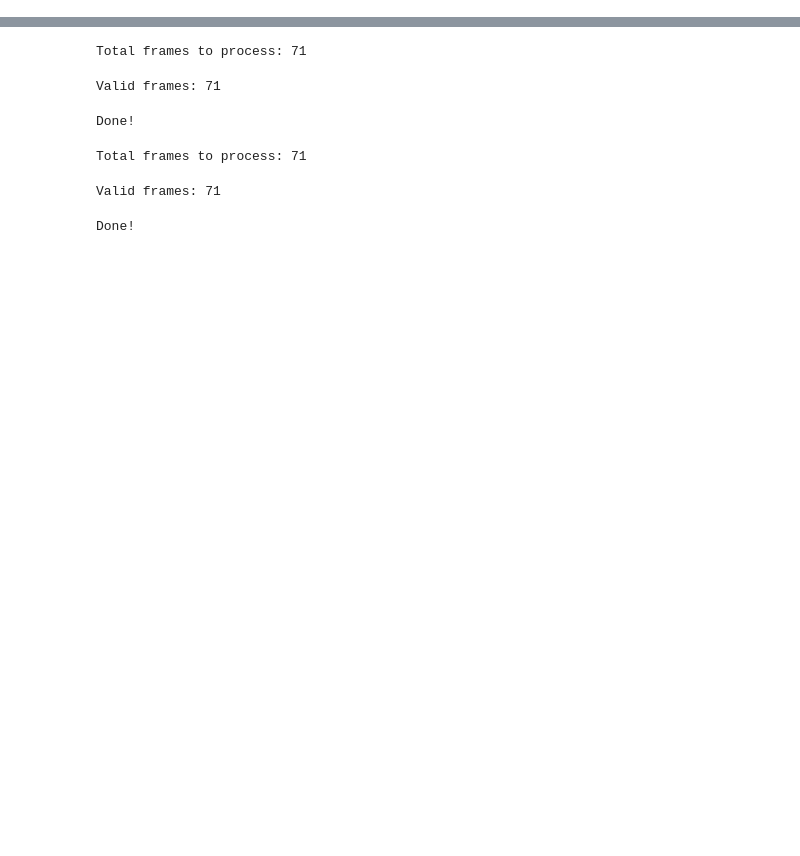
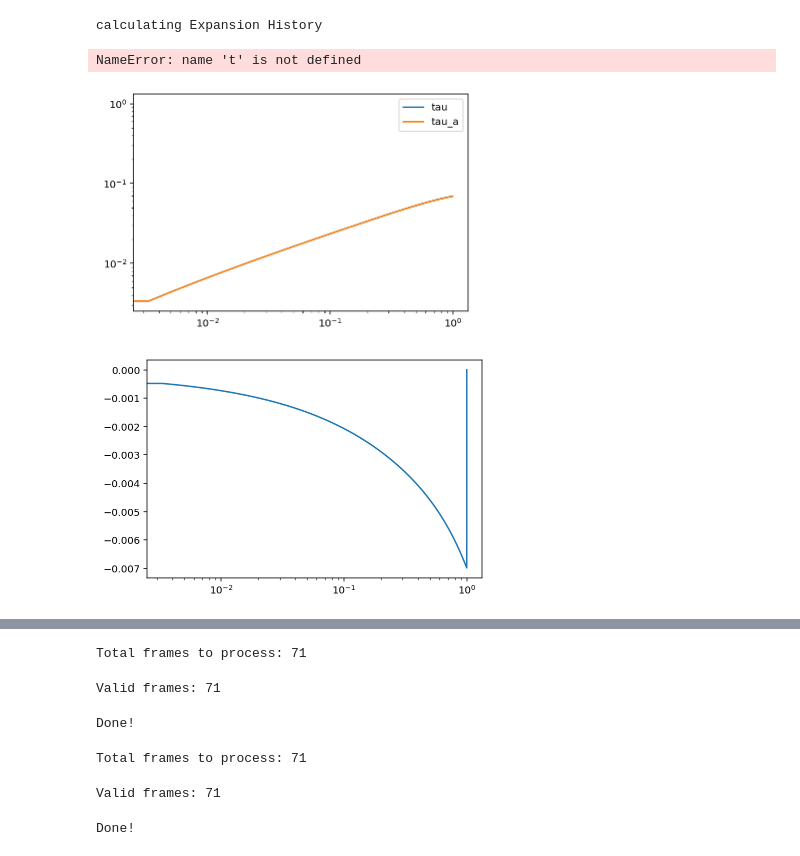
Before and after one commit to cosmologychen/cube_nu_new, a Jupyter notebook: neutrinos/PK.ipynb, the cells around one changed output, grey strips where cells are left out. Drawn from its saved outputs; the diff is of its cells as text; code cells hidden in the pictures; blank space fills up the shorter version.

```diff
--- a/neutrinos/PK.ipynb
+++ b/neutrinos/PK.ipynb
@@ -541,0 +1077,56 @@ def match_para(para):
+# %%
+
+def Hz(z):
+    return results.hubble_parameter(z)
+def Ha(a):
+    return results.hubble_parameter(1/a-1)
+def tauz(z):
+    return integrate.quad(lambda z0: 1/Hz(z0), z,10000)[0]
+
+print('calculating Expansion History')
+omHsq = 2/3*np.sqrt(1/omega_m)/H0
+n_a = int(istep_max)
+dt0 = 5e-4
+t = -np.arange(n_a)*dt0
+H_ex = np.ones(n_a)*H0
+tau = np.ones(n_a)
+tau_a = np.ones(n_a)
+a_ex = np.zeros(n_a)
+a_ex[0] = 1
+tau[0] = results.conformal_time(0)/C
+tau_a[0] = results.conformal_time(0)/C
+for i in range(n_a-1):
+    Hai = Ha(a_ex[i])
+    H_ex[i] = Hai
+    a_ex[i+1] = -omHsq*Hai*a_ex[i]**3 * dt0 +a_ex[i]
+    dz = 1/a_ex[i]-1/a_ex[i+1]
+    tau[i+1]  = results.conformal_time(1/a_ex[i+1]-1)/C #tau[i]+(1/Ha(1/a_ex[i]-1)+2/Hz(1/a_ex[i]-1+dz)+2/Hz(1/a_ex[i+1]-1-dz)+1/Hz(1/a_ex[i+1]-1))*dz/6
+    tau_a[i+1]  = tau[i] -  (a_ex[i+1] + a_ex[i])*dt0/2  #results.conformal_time(1/a_ex[i+1]-1)/C
+
+    if (a_ex[i+1]<=1./301 or np.isnan(a_ex[i+1])):
+        break
+tau[-1] = results.conformal_time(200)/C
+tau_a[-1] = results.conformal_time(200)/C
+# %% [output]
+calculating Expansion History
+# %%
+plt.plot(-t,tau,label='tau')
+plt.plot(-t,tau_a,label='tau_a')
+plt.yscale('log')
+plt.legend()
+plt.show()
+
+plt.plot(-t,tau_a/tau-1)
+# %% [output]
+NameError: name 't' is not defined
+# %%
+plt.loglog(a_ex,tau,label='tau')
+plt.loglog(a_ex,tau_a,label='tau_a')
+plt.legend()
+plt.show()
+
+plt.loglog(a_ex,tau_a/tau-1)
+plt.yscale('linear')
+# %% [output]
+[figure, added]
+[figure, added]
```
Also changed, not shown: parts of 20 cells of this notebook, 17 other files.
